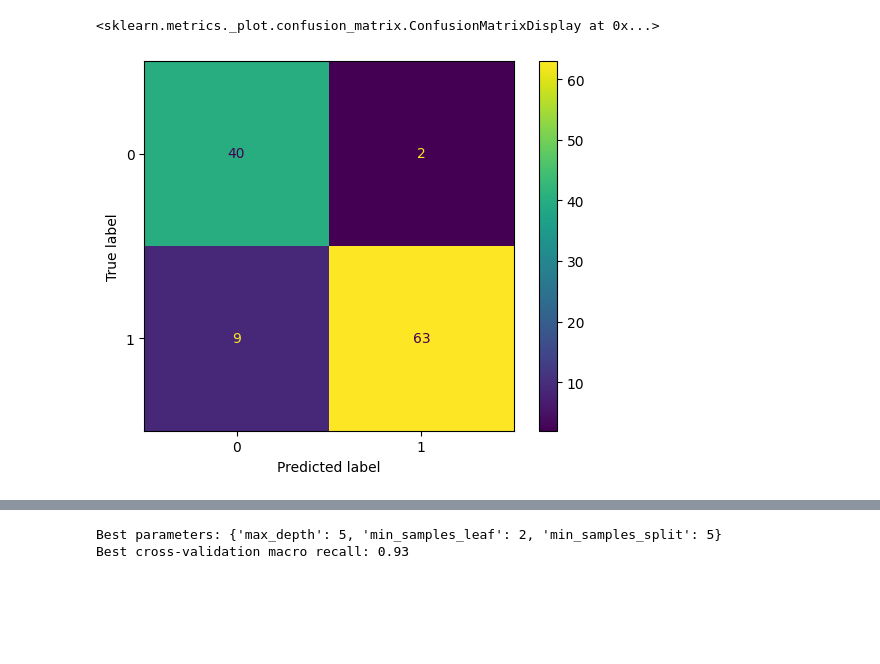
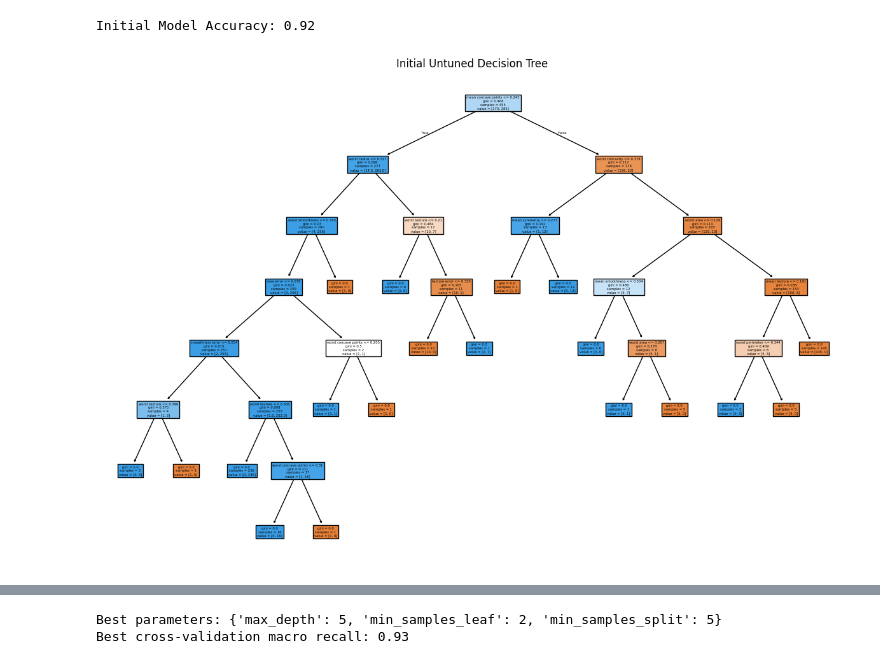
Before and after one commit to shahbazmaryam25/Data-Science-and-Generative-AI, a Jupyter notebook: week_4_4_01_decision_trees.ipynb, the cells around one changed output, grey strips where cells are left out. Saved outputs shown, nothing was run; the diff lists cells and outputs as text; code cells hidden in the pictures; blank space fills up the shorter version.

```diff
--- a/week_4_4_01_decision_trees.ipynb
+++ b/week_4_4_01_decision_trees.ipynb
@@ -27,13 +23,16 @@ x_values = pd.DataFrame(normal_data, columns=data.feature_names)
 y_value = pd.DataFrame(data.target, columns=['class'])
 y_value = np.ravel(y_value)
 # %%
-# split data into training and test
-from sklearn.model_selection  import train_test_split
-X_train, X_test, Y_train, Y_test = train_test_split(x_values, y_value, test_size = 0.2, random_state=1984, stratify=y_value)
+from sklearn.model_selection import train_test_split
 
-# print the shapes to check everything is OK
-print(X_train.shape)
-print(X_test.shape)
-print(Y_train.shape)
-print(Y_test.shape)
+# split data into training and test sets with stratification
+X_train, X_test, Y_train, Y_test = train_test_split(
+    x_values, y_value, test_size=0.2, random_state=1984, stratify=y_value
+)
+
+# print shapes to check
+print("X_train shape:", X_train.shape)
+print("X_test shape:", X_test.shape)
+print("Y_train shape:", Y_train.shape)
+print("Y_test shape:", Y_test.shape)
 # %% [output]
@@ -44,8 +42,0 @@ print(Y_test.shape)
-# %%
-X_train, X_test, Y_train, Y_test = train_test_split(
-    x_values,
-    y_value,
-    test_size=0.2,
-    random_state=1984,
-    stratify=y_value
-)
@@ -99,8 +43,21 @@ Accuracy: 0.9
-# %%
-from sklearn.metrics import ConfusionMatrixDisplay as CM
-
-# create a confusion matrix
-CM.from_predictions(Y_test, predict)
-# %% [output]
-<sklearn.metrics._plot.confusion_matrix.ConfusionMatrixDisplay at 0x...>
-[figure, removed]
+# %%
+from sklearn.tree import DecisionTreeClassifier as DTC, plot_tree
+from sklearn.metrics import accuracy_score
+
+# create and fit the initial model
+DTC_algo = DTC()
+DTC_model = DTC_algo.fit(X_train, Y_train)
+
+# predict test data
+predict = DTC_model.predict(X_test)
+
+print(f'Initial Model Accuracy: {round(accuracy_score(Y_test, predict), 2)}')
+
+# plot the large, untuned tree
+plt.figure(figsize=(15, 10))
+plot_tree(DTC_model, filled=True, feature_names=X_train.columns)
+plt.title("Initial Untuned Decision Tree")
+plt.show()
+# %% [output]
+Initial Model Accuracy: 0.92
+[figure, added]
```
Also changed, not shown: parts of 14 cells of this notebook.
